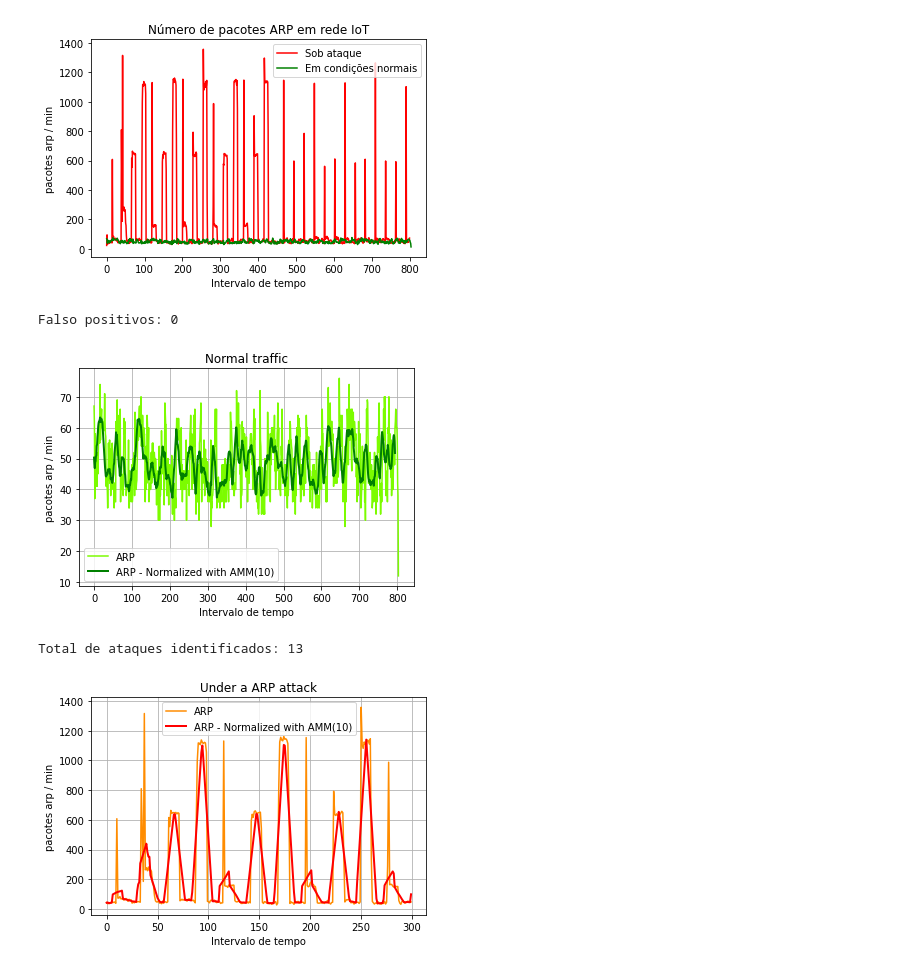
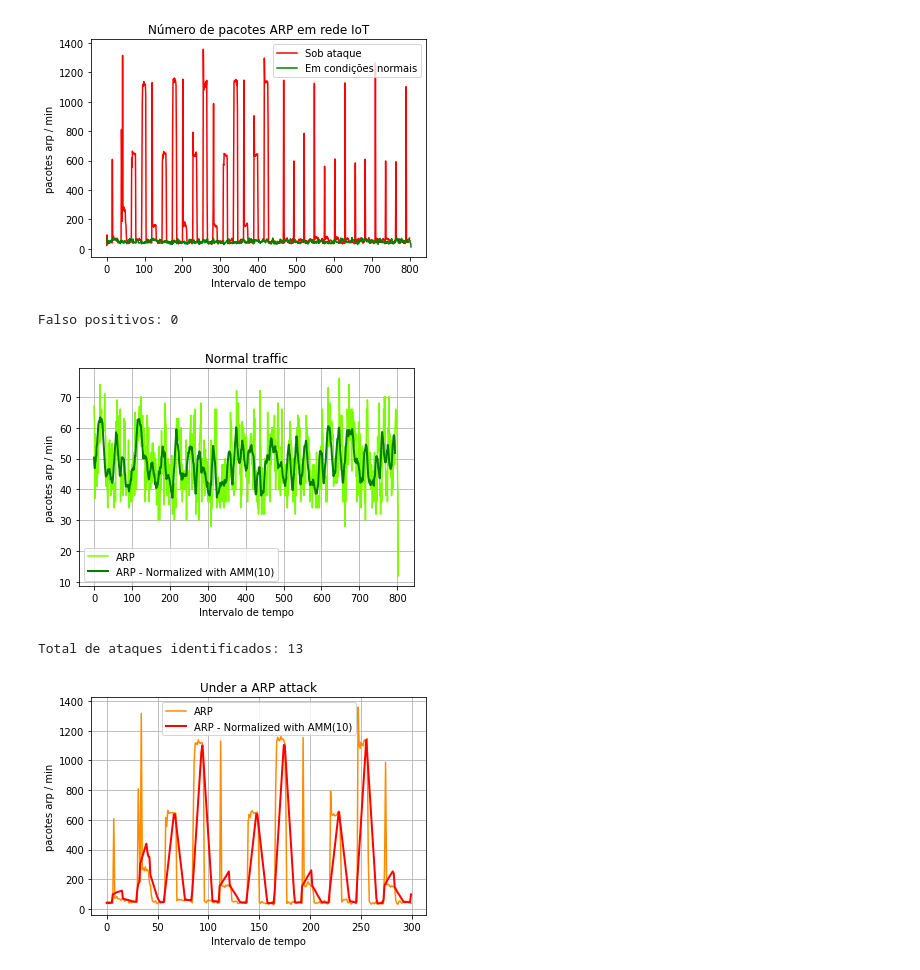
Before and after one commit to hflautert/AnomalyDetection, a Jupyter notebook: MediaMovelAnomaliaARP.ipynb, the cells around one changed output. Saved outputs shown, nothing was run; the diff lists cells and outputs as text; code cells hidden in the pictures.

```diff
--- a/MediaMovelAnomaliaARP.ipynb
+++ b/MediaMovelAnomaliaARP.ipynb
@@ -124,32 +124,32 @@ for i in range(len(vn)):
     if (media_atual>pen_media*1.1) and (pen_media>antpen_media*1.1) and sob_ataque == 0:
       cont_ok += 1
       sob_ataque = 1
     if (antpen_media>pen_media) and (pen_media>media_atual):
       sob_ataque = 0
 
 
 print ("Falso positivos:",cont_ok)
 # Sob ataque x normal com media movel
 plt.plot(pkts_normal[:], color = 'lawngreen', label = "ARP")
 plt.plot(media_arp_n[:], color = 'g',linewidth=2, label = "ARP - Normalized with AMM(10)")
 plt.title('Normal traffic')
 plt.xlabel('Intervalo de tempo')
 plt.ylabel('pacotes arp / min')
 plt.legend()
 plt.grid()
 plt.show()
 
 print ("Total de ataques identificados:",cont_ataque)
-plt.plot(pkts_ataque[5:305], color = 'darkorange', label = "ARP")
+plt.plot(pkts_ataque[8:308], color = 'darkorange', label = "ARP")
 plt.plot(media_arp_a[:300], color = 'r',linewidth=2, label = "ARP - Normalized with AMM(10)")
 plt.title('Under a ARP attack')
 plt.xlabel('Intervalo de tempo')
 plt.ylabel('pacotes arp / min')
 plt.legend()
 plt.grid()
 plt.show()
 # %% [output]
 Falso positivos: 0
 [figure]
 Total de ataques identificados: 13
-[figure, old version]
+[figure, new version]
```
